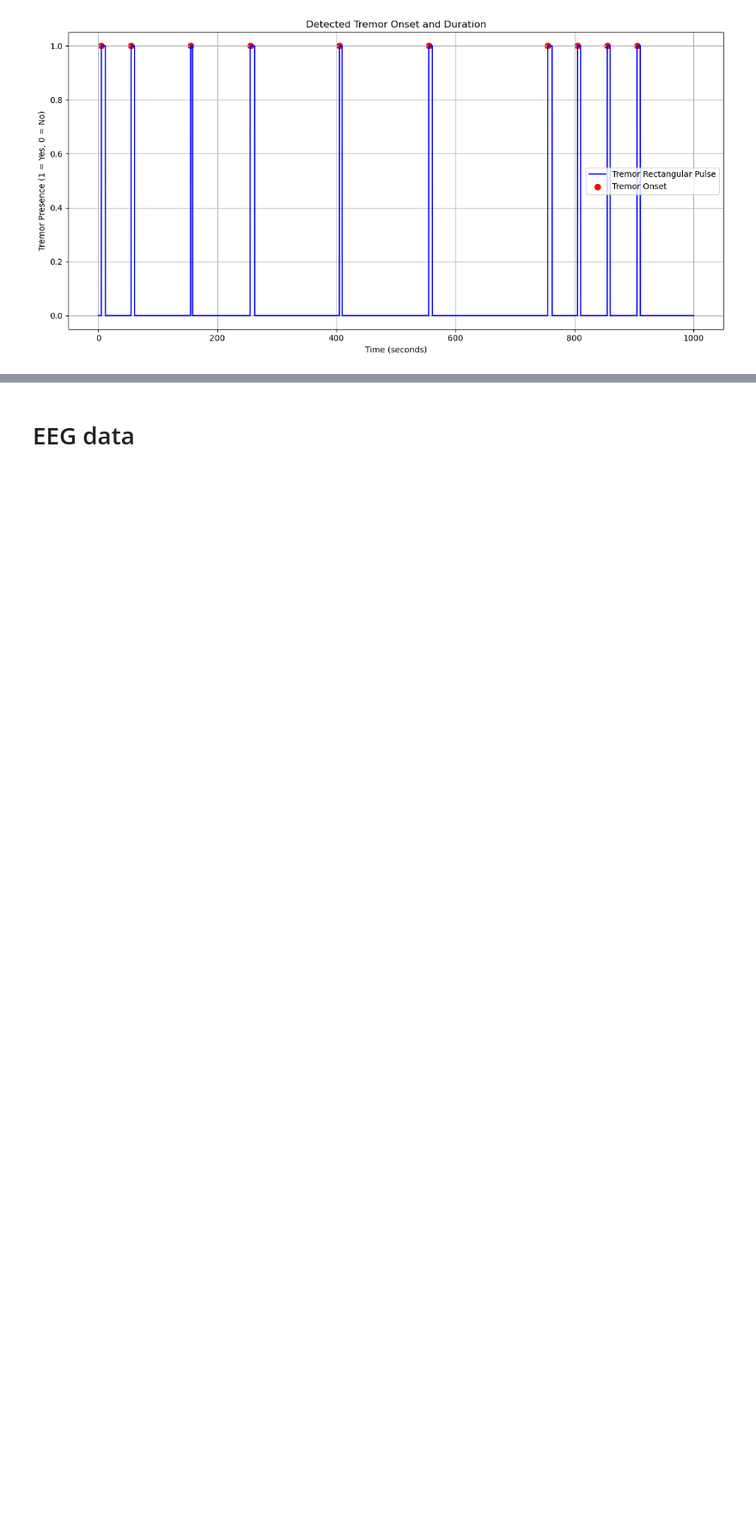
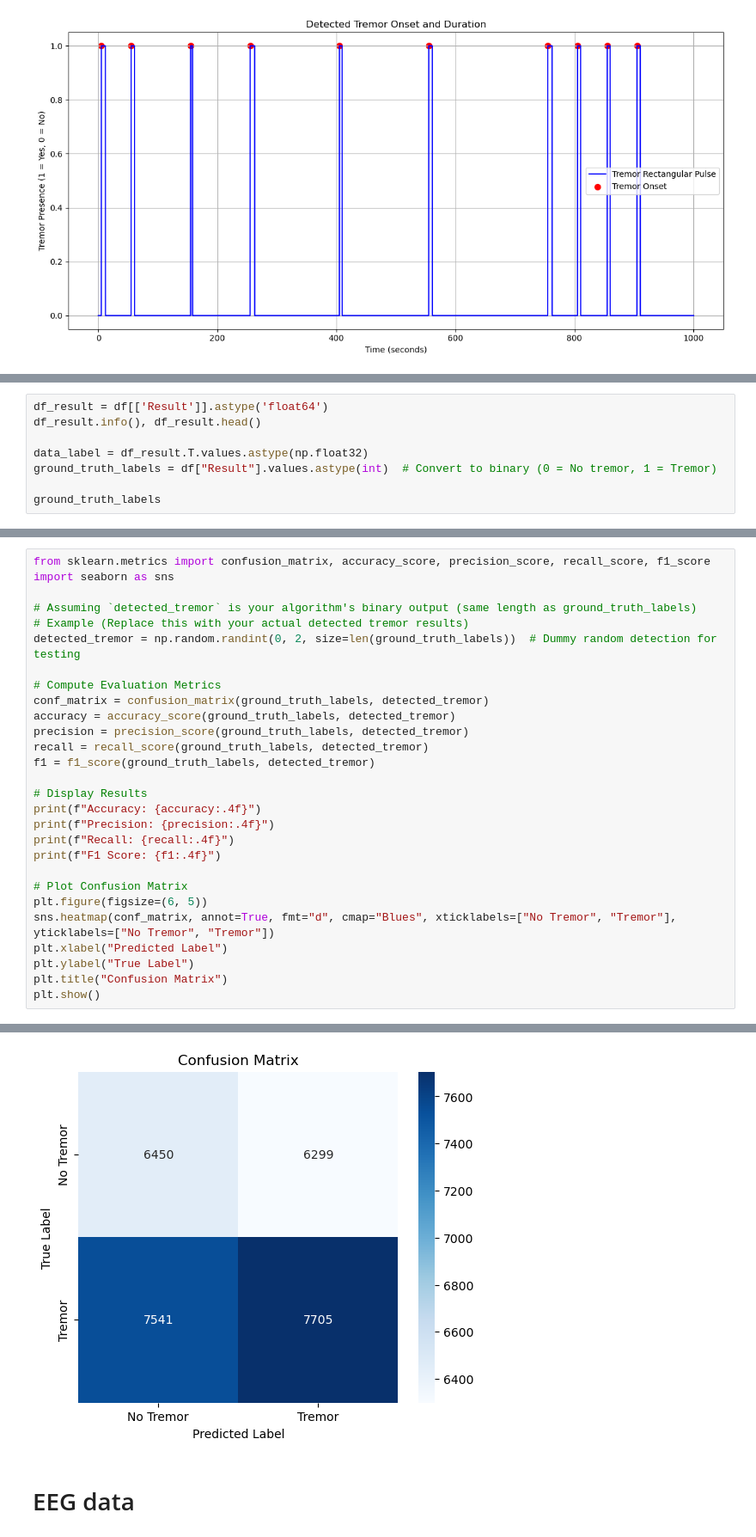
Before and after one commit to pwatana/Neurotech_UofT_2024, a Jupyter notebook: Kaggle_acc_algorithm.ipynb, the cells around one changed output, grey strips where cells are left out. Shown at 86% size. Drawn from its saved outputs; the diff is of its cells as text; blank space fills up the shorter version.

Commit message:
comparing with the test data result

```diff
--- a/Kaggle_acc_algorithm.ipynb
+++ b/Kaggle_acc_algorithm.ipynb
@@ -728,0 +743,8 @@ tremor_events_df = pd.DataFrame({"Tremor Onset (s)": tremor_onsets, "Duration (s
+# %%
+df_result = df[['Result']].astype('float64')
+df_result.info(), df_result.head()
+
+data_label = df_result.T.values.astype(np.float32)
+ground_truth_labels = df["Result"].values.astype(int)  # Convert to binary (0 = No tremor, 1 = Tremor)
+
+ground_truth_labels
@@ -728,0 +761,29 @@ tremor_events_df = pd.DataFrame({"Tremor Onset (s)": tremor_onsets, "Duration (s
+# %%
+from sklearn.metrics import confusion_matrix, accuracy_score, precision_score, recall_score, f1_score
+import seaborn as sns
+
+# Assuming `detected_tremor` is your algorithm's binary output (same length as ground_truth_labels)
+# Example (Replace this with your actual detected tremor results)
+detected_tremor = np.random.randint(0, 2, size=len(ground_truth_labels))  # Dummy random detection for testing
+
+# Compute Evaluation Metrics
+conf_matrix = confusion_matrix(ground_truth_labels, detected_tremor)
+accuracy = accuracy_score(ground_truth_labels, detected_tremor)
+precision = precision_score(ground_truth_labels, detected_tremor)
+recall = recall_score(ground_truth_labels, detected_tremor)
+f1 = f1_score(ground_truth_labels, detected_tremor)
+
+# Display Results
+print(f"Accuracy: {accuracy:.4f}")
+print(f"Precision: {precision:.4f}")
+print(f"Recall: {recall:.4f}")
+print(f"F1 Score: {f1:.4f}")
+
+# Plot Confusion Matrix
+plt.figure(figsize=(6, 5))
+sns.heatmap(conf_matrix, annot=True, fmt="d", cmap="Blues", xticklabels=["No Tremor", "Tremor"], yticklabels=["No Tremor", "Tremor"])
+plt.xlabel("Predicted Label")
+plt.ylabel("True Label")
+plt.title("Confusion Matrix")
+plt.show()
+# %% [output]
@@ -729,3 +794,4 @@ tremor_events_df = pd.DataFrame({"Tremor Onset (s)": tremor_onsets, "Duration (s
+[figure, added]
 # %% [markdown]
 # EEG data
 # %%
```
Also changed, not shown: parts of 5 cells of this notebook.
